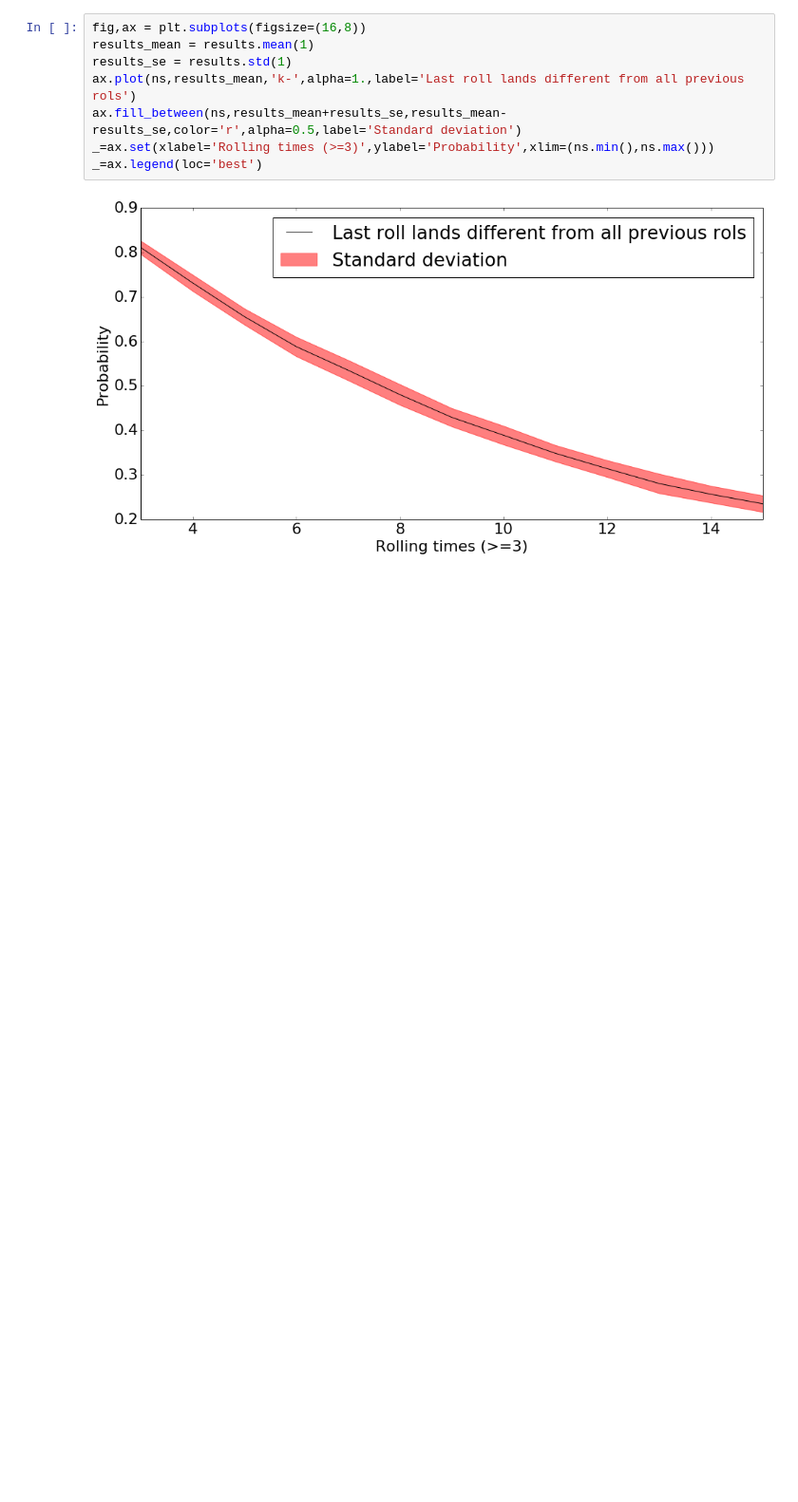
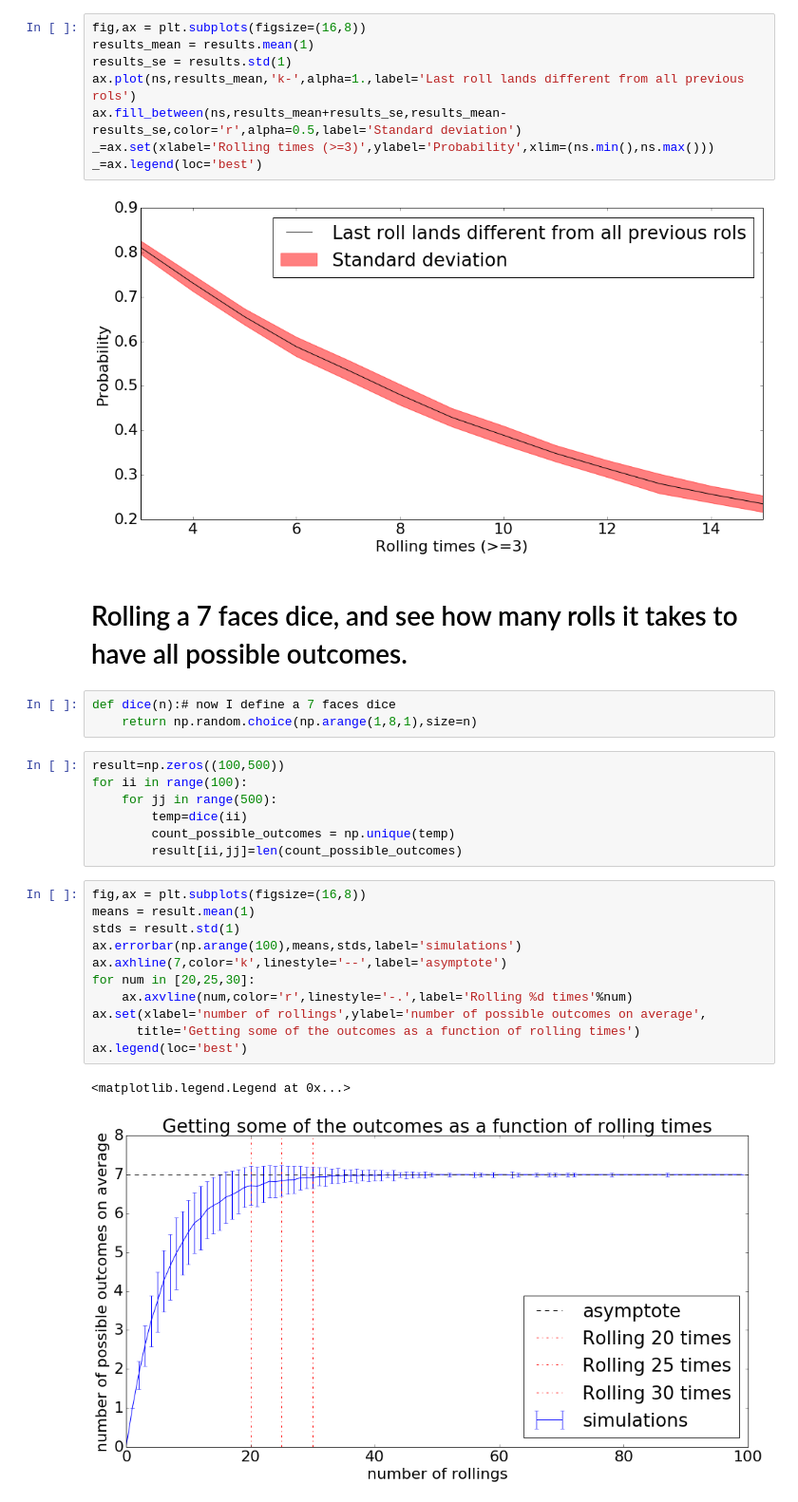
Before and after one commit to nmningmei/intuitive_probability_games, a Jupyter notebook: 10 side die problem.ipynb, the cells around one changed output. Shown: that part at 95% size. Saved outputs shown, nothing was run; the diff lists cells and outputs as text; blank space fills up the shorter version.

```diff
--- a/10 side die problem.ipynb
+++ b/10 side die problem.ipynb
@@ -44,3 +44,29 @@ _=ax.set(xlabel='Rolling times (>=3)',ylabel='Probability',xlim=(ns.min(),ns.max
 _=ax.legend(loc='best')
 # %% [output]
 [figure]
+# %% [markdown]
+# Rolling a 7 faces dice, and see how many rolls it takes to have all possible outcomes.
+# %%
+def dice(n):# now I define a 7 faces dice
+    return np.random.choice(np.arange(1,8,1),size=n)
+# %%
+result=np.zeros((100,500))
+for ii in range(100):
+    for jj in range(500):
+        temp=dice(ii)
+        count_possible_outcomes = np.unique(temp)
+        result[ii,jj]=len(count_possible_outcomes)
+# %%
+fig,ax = plt.subplots(figsize=(16,8))
+means = result.mean(1)
+stds = result.std(1)
+ax.errorbar(np.arange(100),means,stds,label='simulations')
+ax.axhline(7,color='k',linestyle='--',label='asymptote')
+for num in [20,25,30]:
+    ax.axvline(num,color='r',linestyle='-.',label='Rolling %d times'%num)
+ax.set(xlabel='number of rollings',ylabel='number of possible outcomes on average',
+      title='Getting some of the outcomes as a function of rolling times')
+ax.legend(loc='best')
+# %% [output]
+<matplotlib.legend.Legend at 0x...>
+[figure, added]
```
